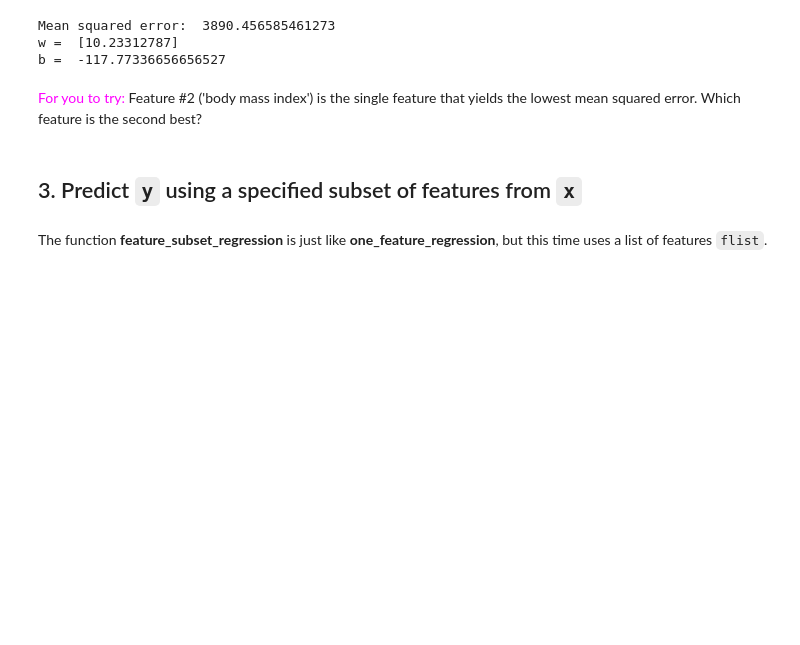
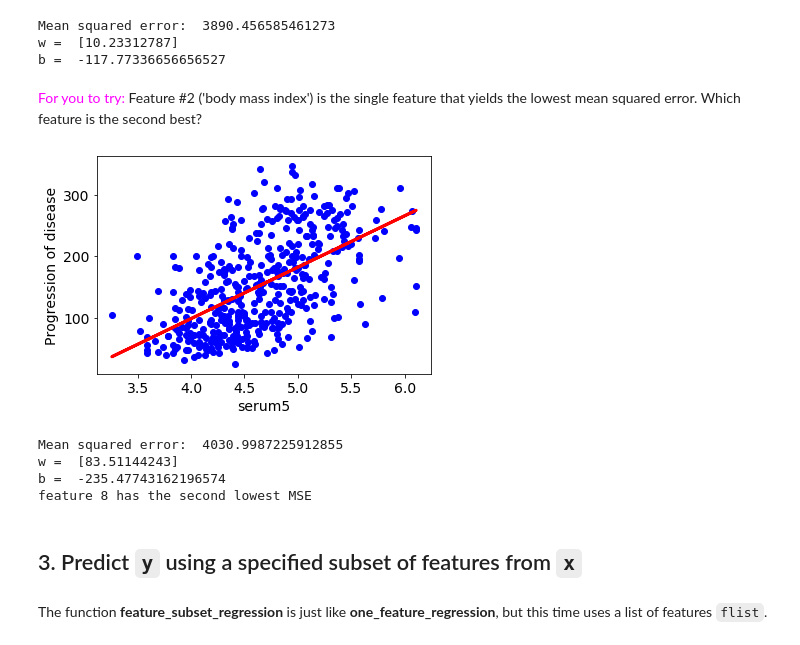
Before and after one commit to broepke/UCSanDiegoX, a Jupyter notebook: Machine-Learning/Topic4-Linear-Regression-and-Probability-Estimation/diabetes-regression/diabetes-regression.ipynb, the cells around one changed output. Drawn from its saved outputs; the diff is of its cells as text; code cells hidden in the pictures; blank space fills up the shorter version.

```diff
--- a/Machine-Learning/Topic4-Linear-Regression-and-Probability-Estimation/diabetes-regression/diabetes-regression.ipynb
+++ b/Machine-Learning/Topic4-Linear-Regression-and-Probability-Estimation/diabetes-regression/diabetes-regression.ipynb
@@ -81,6 +81,17 @@ b =  -117.77336656656527
 <font color="magenta">For you to try:</font> Feature #2 ('body mass index') is the single feature that yields the lowest mean squared error. Which feature is the second best?
 # %%
 ### You can use this space to figure out the second-best feature
+feat = 8
+regr2 = one_feature_regression(x,y,feat)
+print("w = ", regr2.coef_)
+print("b = ", regr2.intercept_)
+print('feature', feat, 'has the second lowest MSE')
+# %% [output]
+[figure, added]
+Mean squared error:  4030.9987225912855
+w =  [83.51144243]
+b =  -235.47743162196574
+feature 8 has the second lowest MSE
 # %% [markdown]
 ## 3. Predict `y` using a specified subset of features from `x`
 # %% [markdown]
```
Also changed, not shown: parts of 3 cells of this notebook, 6 other files.
